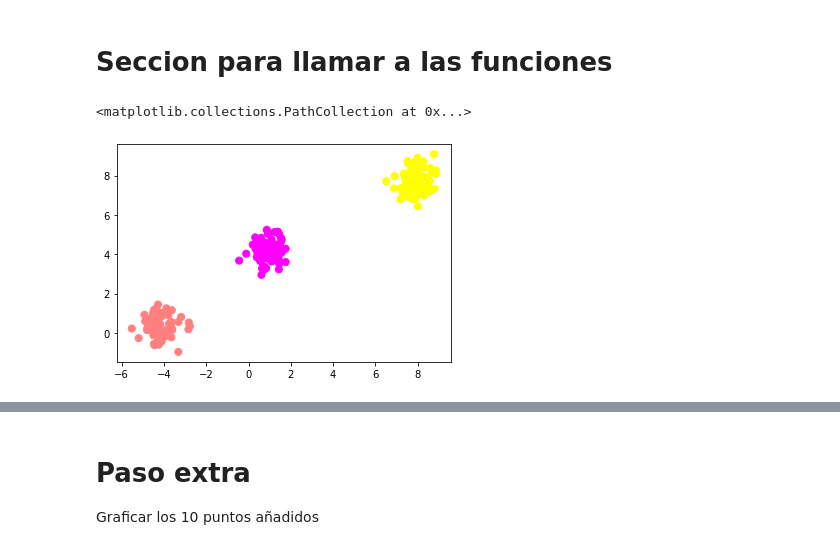
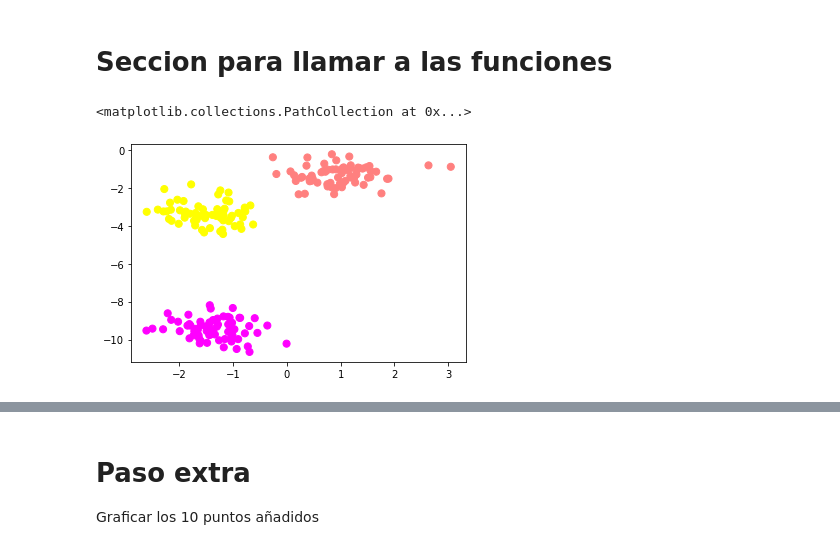
Before and after one commit to Edgar-La/Machine_Learning, a Jupyter notebook: Minimum_Euclidean_distance_classifier/MEDC.ipynb, the cells around one changed output, grey strips where cells are left out. Cells and saved outputs as stored; diff of their text form; code cells hidden in the pictures.

```diff
--- a/Minimum_Euclidean_distance_classifier/MEDC.ipynb
+++ b/Minimum_Euclidean_distance_classifier/MEDC.ipynb
@@ -17,8 +17,8 @@ from statistics import mean
 2) Usando la misma función que el paso 1, 3 clases y desviación estándar 0.5, genere 10 puntos nuevos y guárdelos en una variable llamada test_data
 # %%
 #Funcion que llama al metodo -make_blobs()-
-def crear_puntos_1(n_MUESTRAS, k_CENTROS, std_dev):
-	training_data , labels = make_blobs(n_samples=n_MUESTRAS, centers=k_CENTROS, cluster_std = std_dev, random_state=2)
+def crear_puntos(n_MUESTRAS, k_CENTROS, std_dev, rnd_state):
+	training_data , labels = make_blobs(n_samples=n_MUESTRAS, centers=k_CENTROS, cluster_std = std_dev, random_state= rnd_state)
 	return training_data, labels
 # %% [markdown]
 ## Paso 3
@@ -114,10 +114,10 @@ def comparar_labels(labels, predicted_labels):
 # Seccion para llamar a las funciones
 # %%
 #Paso 1
-training_data, labels = crear_puntos(200, 3, 0.5)
+training_data, labels = crear_puntos(200, 3, 0.5, 2)
 plt.scatter(training_data[:,0], training_data[:,1], c=labels, s=50, cmap='spring')
 # %% [output]
 <matplotlib.collections.PathCollection at 0x...>
-[figure, old version]
+[figure, new version]
 # %%
 #Paso 2
```
Also changed, not shown: parts of 8 cells of this notebook.
